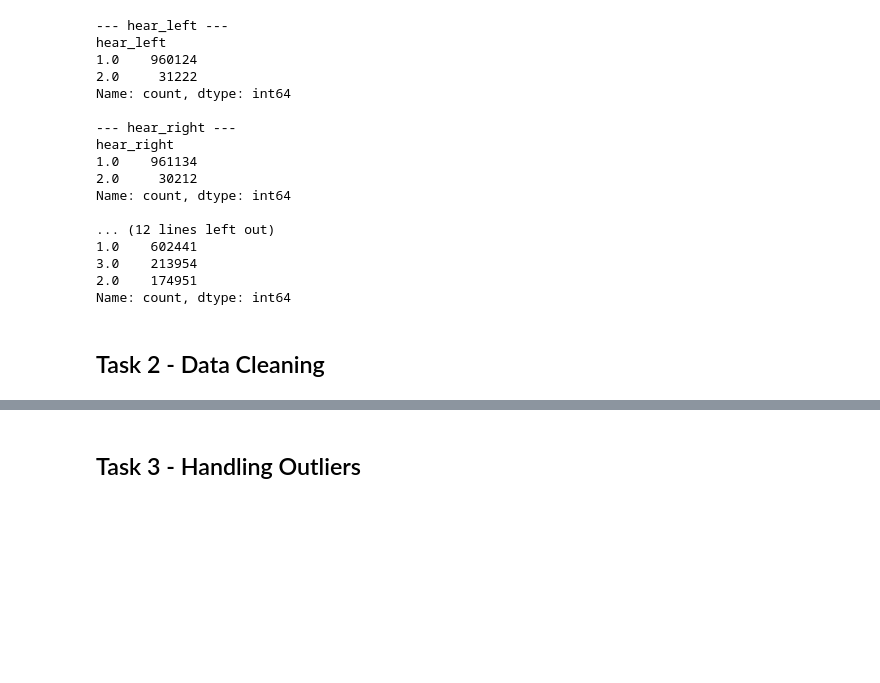
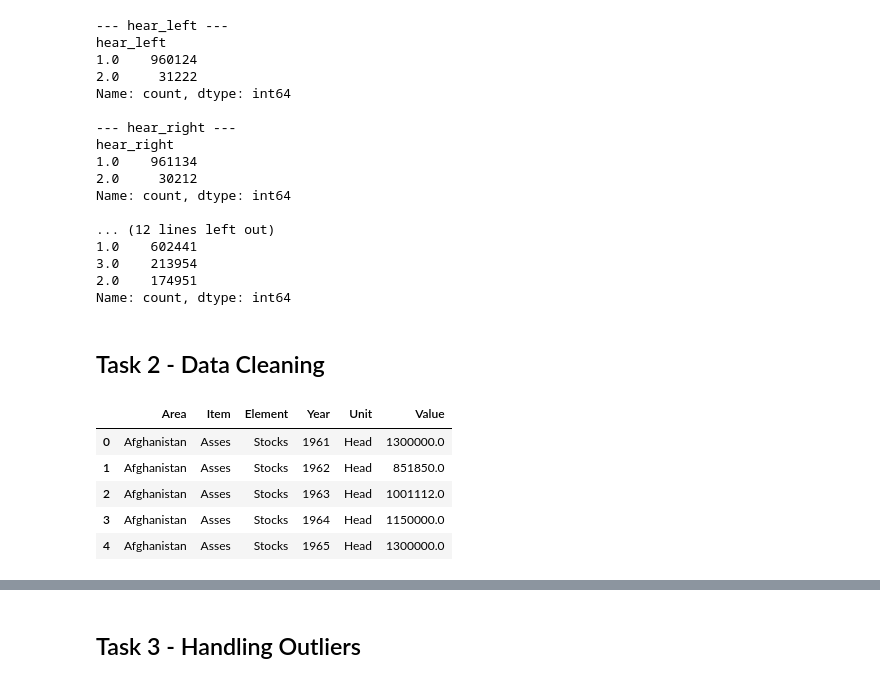
Before and after one commit to johannegg/IT3212, a Jupyter notebook: Assignment1/Assignment1.ipynb, the cells around one changed output, grey strips where cells are left out. Cells and saved outputs as stored; diff of their text form; code cells hidden in the pictures; blank space fills up the shorter version.

Commit message:
Solve missing values task

```diff
--- a/Assignment1/Assignment1.ipynb
+++ b/Assignment1/Assignment1.ipynb
@@ -131,3 +129,18 @@ Name: count, dtype: int64
 Name: count, dtype: int64
 # %% [markdown]
 ## Task 2 - Data Cleaning
+# %%
+# Task 2 - Data Cleaning
+
+# Load the dataset used for handling missing values
+live_df = pd.read_csv("../data/live1.csv")
+
+# Display the first few rows
+live_df.head()
+# %% [output]
+|  | Area | Item | Element | Year | Unit | Value |
+| 0 | Afghanistan | Asses | Stocks | 1961 | Head | 1300000.0 |
+| 1 | Afghanistan | Asses | Stocks | 1962 | Head | 851850.0 |
+| 2 | Afghanistan | Asses | Stocks | 1963 | Head | 1001112.0 |
+| 3 | Afghanistan | Asses | Stocks | 1964 | Head | 1150000.0 |
+| 4 | Afghanistan | Asses | Stocks | 1965 | Head | 1300000.0 |
```
Also changed, not shown: parts of 7 cells of this notebook.
